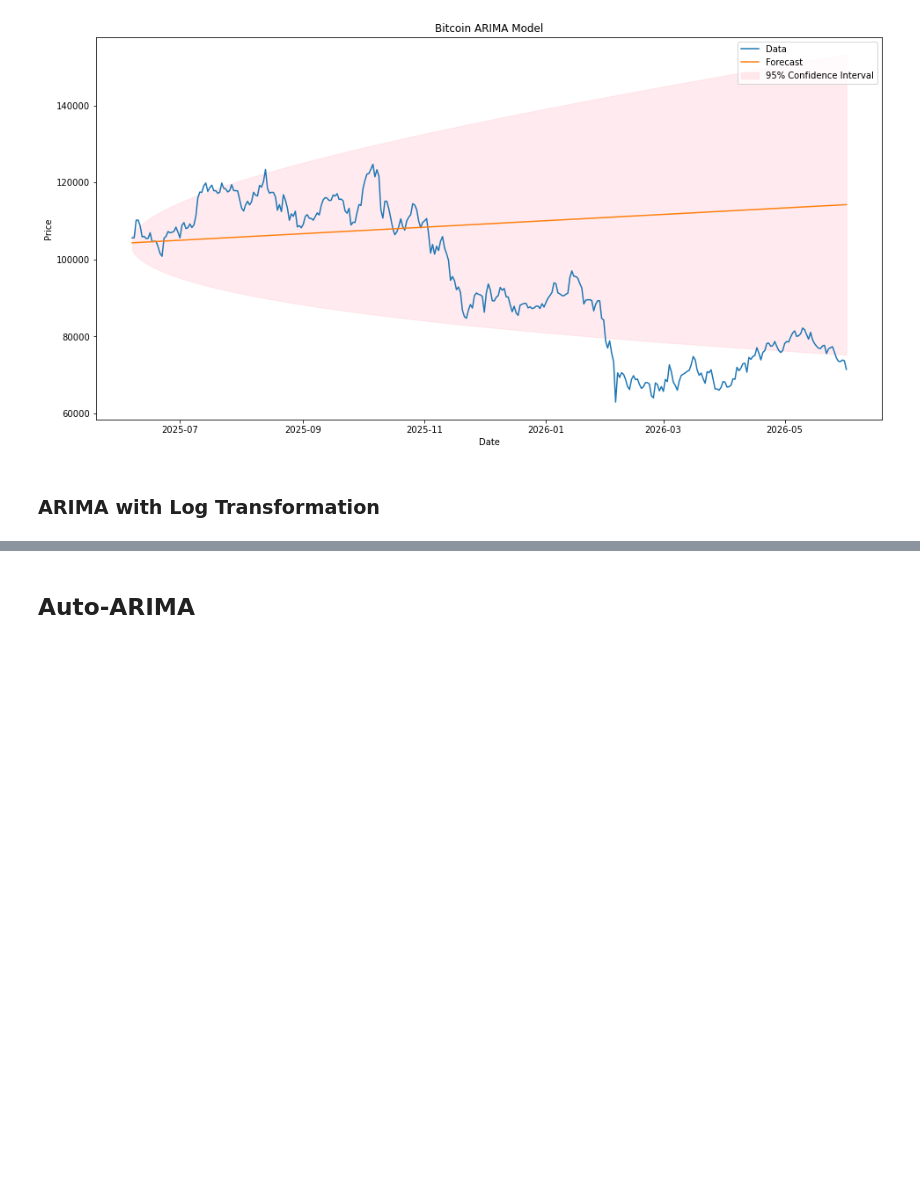
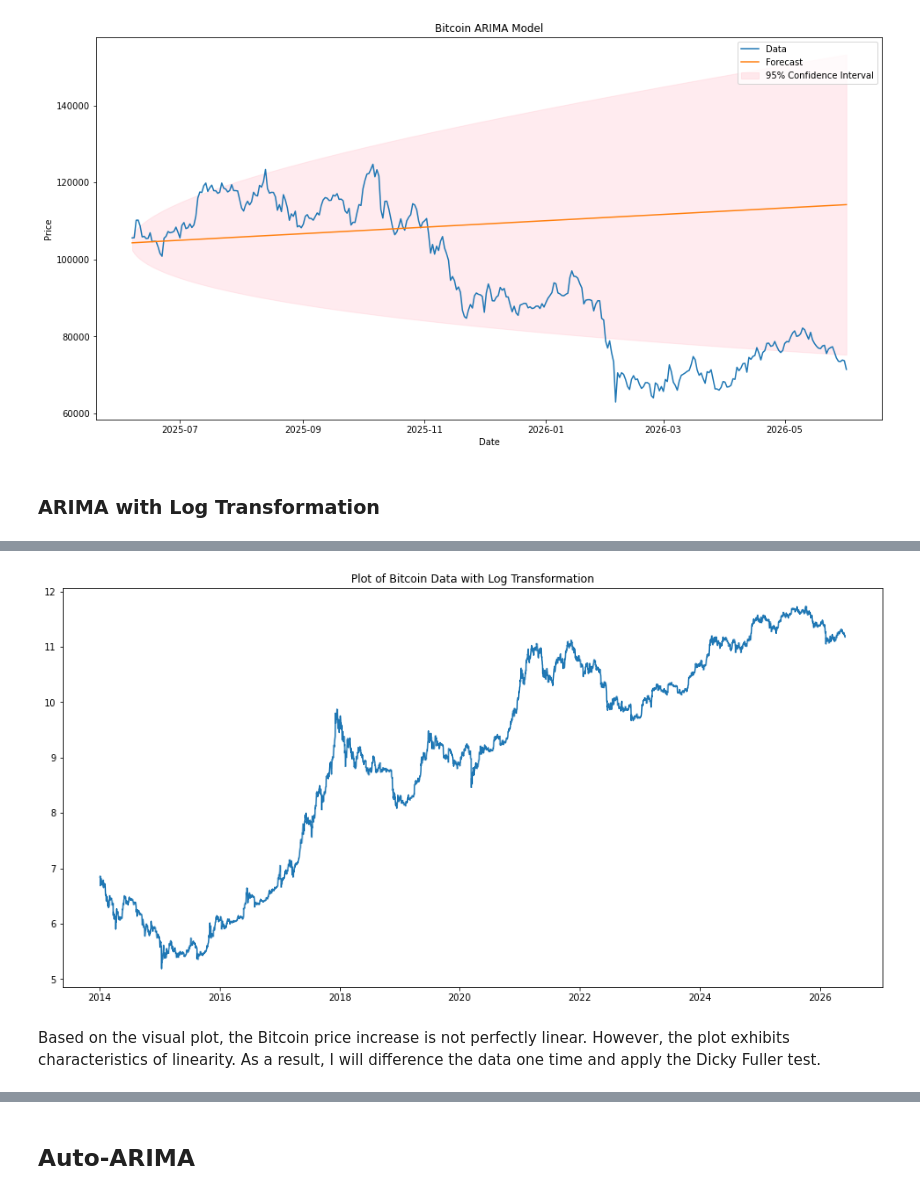
Before and after one commit to keithotuomagie/bitcoin_ts, a Jupyter notebook: notebook.ipynb, the cells around one changed output, grey strips where cells are left out. Saved outputs shown, nothing was run; the diff lists cells and outputs as text; code cells hidden in the pictures; blank space fills up the shorter version.

Commit message:
Modeling | ARIMA with Log Transformation

```diff
--- a/notebook.ipynb
+++ b/notebook.ipynb
@@ -1214,3 +1214,7 @@ plot_model_w_conf_int(bitcoin_arima_test, prediction_result_arima_bitcoin_arima,
 [figure]
 # %% [markdown]
 ### ARIMA with Log Transformation ###
+# %%
+# Creating a dataframe for ARIMA model with Log Transformation
+
+bitcoin_arima_log = bitcoin_df.copy()
@@ -1216,0 +1232,4 @@ plot_model_w_conf_int(bitcoin_arima_test, prediction_result_arima_bitcoin_arima,
+# %%
+# Applying Log Transformation to the 'Price' column
+
+bitcoin_arima_log['Price'] = np.log(bitcoin_arima_log['Price'])
@@ -1216,0 +1247,8 @@ plot_model_w_conf_int(bitcoin_arima_test, prediction_result_arima_bitcoin_arima,
+# %%
+# Creating a dataframe of the "bitcoin_arima" dataframe in order to examine the p,d,q variables that are required to create the ARIMA Model
+
+bitcoin_arima_log_diff = bitcoin_arima_log.copy()
+# %%
+# Utilizing the 'date_to_datetime_set_index' function on the 'bitcoin_arima_log' dataframe
+
+bitcoin_arima_log_diff = date_to_datetime_set_index(bitcoin_arima_log_diff, 'Date')
@@ -1216,0 +1267,14 @@ plot_model_w_conf_int(bitcoin_arima_test, prediction_result_arima_bitcoin_arima,
+# %%
+# Examining a plot of the Price column to determine how much to difference the data
+
+plt.figure(figsize=(16, 8))
+
+plt.plot(bitcoin_arima_log_diff['Price'])
+
+plt.title("Plot of Bitcoin Data with Log Transformation")
+
+plt.show()
+# %% [output]
+[figure, added]
+# %% [markdown]
+Based on the visual plot, the Bitcoin price increase is not perfectly linear.  However, the plot exhibits characteristics of linearity.  As a result, I will difference the data one time and apply the Dicky Fuller test.
```
Also changed, not shown: parts of 19 cells of this notebook.
